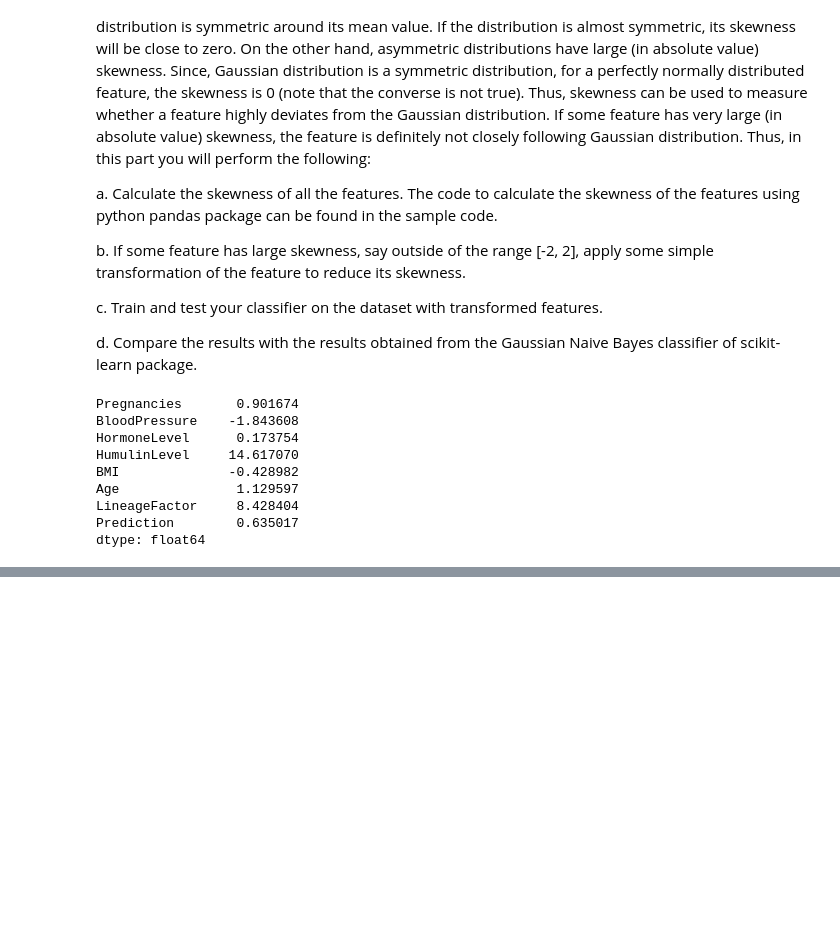
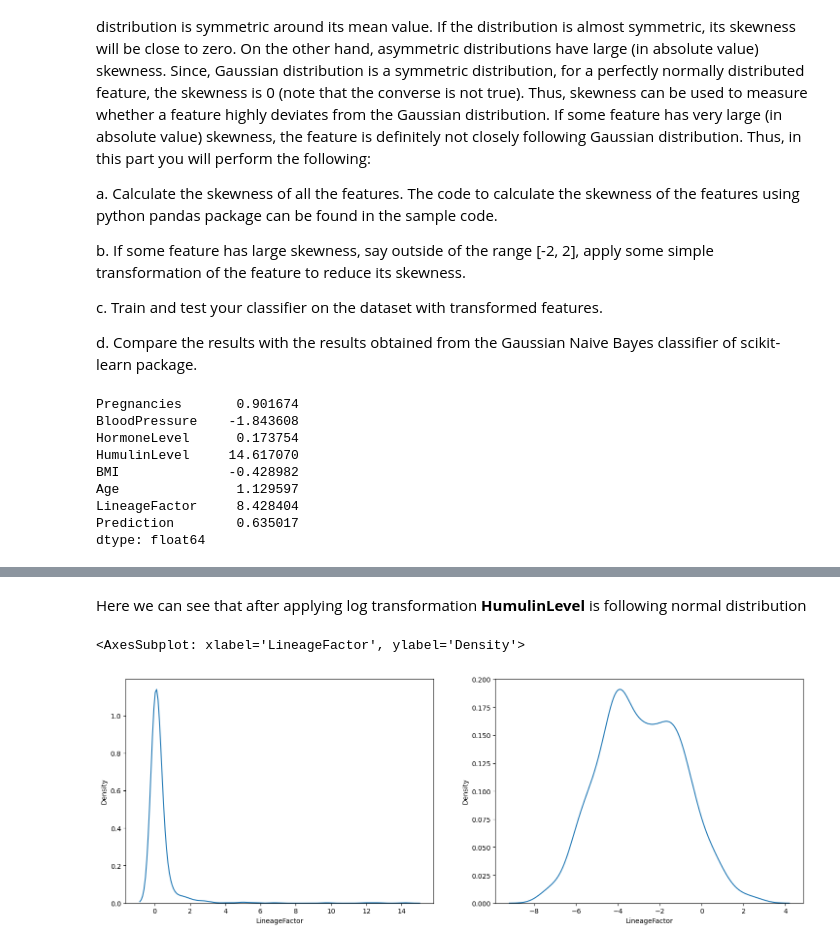
Before and after one commit to yashpaneliya/CS60050-Machine-Learning, a Jupyter notebook: P1/Polydipsia Prediction.ipynb, the cells around one changed output, grey strips where cells are left out. Cells and saved outputs as stored; diff of their text form; code cells hidden in the pictures; blank space fills up the shorter version.

```diff
--- a/P1/Polydipsia Prediction.ipynb
+++ b/P1/Polydipsia Prediction.ipynb
@@ -481,0 +536,13 @@ dtype: float64
+# %% [markdown]
+Here we can see that after applying log transformation **HumulinLevel** is following normal distribution
+# %%
+# Applying log tranformation to LineageFactor feature
+log_lineage_df = np.log(df['LineageFactor'])
+plt.figure(figsize=(18,6))
+plt.subplot(1,2,1)
+sns.kdeplot(df['LineageFactor'])
+plt.subplot(1,2,2)
+sns.kdeplot(log_lineage_df)
+# %% [output]
+<AxesSubplot: xlabel='LineageFactor', ylabel='Density'>
+[figure, added]
```
Also changed, not shown: parts of 22 cells of this notebook.
